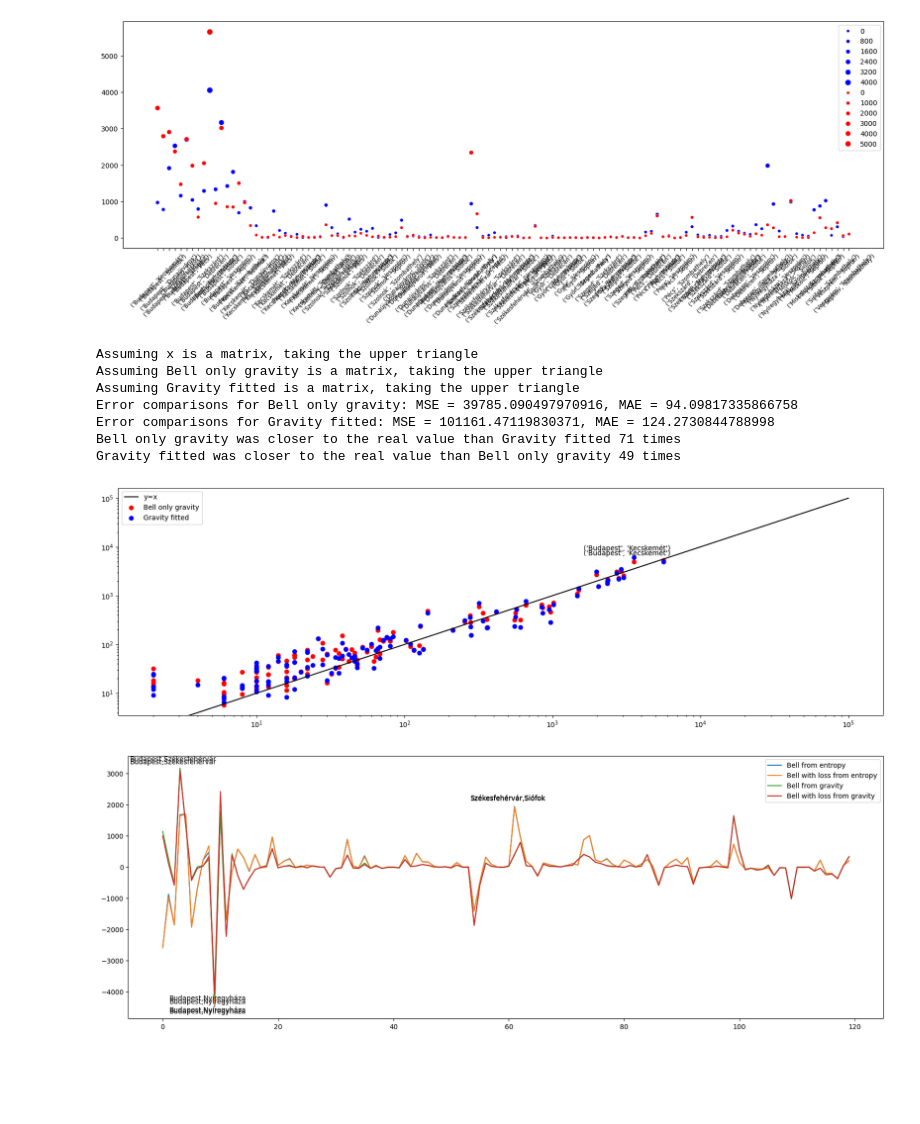
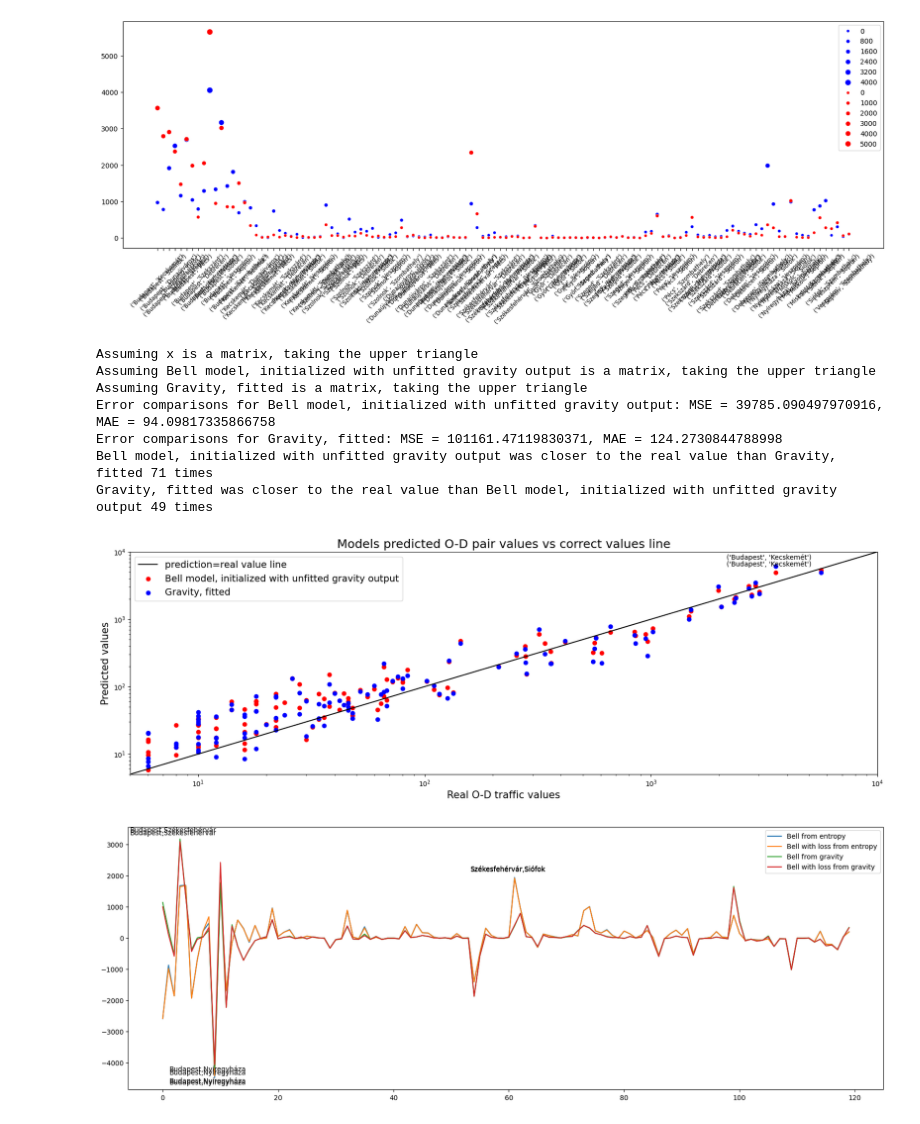
Before and after one commit to me9hanics/origin-destination-matrix-from-traffic, a Jupyter notebook: odm_comparisons.ipynb, the cells around one changed output. Saved outputs shown, nothing was run; the diff lists cells and outputs as text; code cells hidden in the pictures; blank space fills up the shorter version.

Commit message:
rerun with updated plot_symmetric_models_by_real_values

```diff
--- a/odm_comparisons.ipynb
+++ b/odm_comparisons.ipynb
@@ -326,22 +326,22 @@ helper_functions.plot_odm(odm_2d_nondiagonal, cities, order=order, plot_type="sc
 # %%
 import matplotlib.pyplot as plt
 import numpy as np
 
 models = {
-    'Bell only gravity': odm_bell_only_gravity_normalized,
-    'Gravity fitted': odm_gravity_fitted_normalized
+    'Bell model, initialized with unfitted gravity output': odm_bell_only_gravity_normalized,
+    'Gravity, fitted': odm_gravity_fitted_normalized
 }
 
-helper_functions.plot_symmetric_models_by_real_values(odm_2d_nondiagonal, models, ['red', 'blue'], names=order)
+helper_functions.plot_symmetric_models_by_real_values(odm_2d_nondiagonal, models, ['red', 'blue'], names=order, limits=[5, 10**4])
 # %% [output]
 Assuming x is a matrix, taking the upper triangle
-Assuming Bell only gravity is a matrix, taking the upper triangle
-Assuming Gravity fitted is a matrix, taking the upper triangle
-Error comparisons for Bell only gravity: MSE = 39785.090497970916, MAE = 94.09817335866758
-Error comparisons for Gravity fitted: MSE = 101161.47119830371, MAE = 124.2730844788998
-Bell only gravity was closer to the real value than Gravity fitted 71 times
-Gravity fitted was closer to the real value than Bell only gravity 49 times
+Assuming Bell model, initialized with unfitted gravity output is a matrix, taking the upper triangle
+Assuming Gravity, fitted is a matrix, taking the upper triangle
+Error comparisons for Bell model, initialized with unfitted gravity output: MSE = 39785.090497970916, MAE = 94.09817335866758
+Error comparisons for Gravity, fitted: MSE = 101161.47119830371, MAE = 124.2730844788998
+Bell model, initialized with unfitted gravity output was closer to the real value than Gravity, fitted 71 times
+Gravity, fitted was closer to the real value than Bell model, initialized with unfitted gravity output 49 times
-[figure, old version]
+[figure, new version]
 # %%
 bell_1_normalized = np.array(set_total_flow(bell_1['flow'], total_flow/2))
 bell_modified_1_normalized = np.array(set_total_flow(bell_modified_1['flow'], total_flow/2))
```
